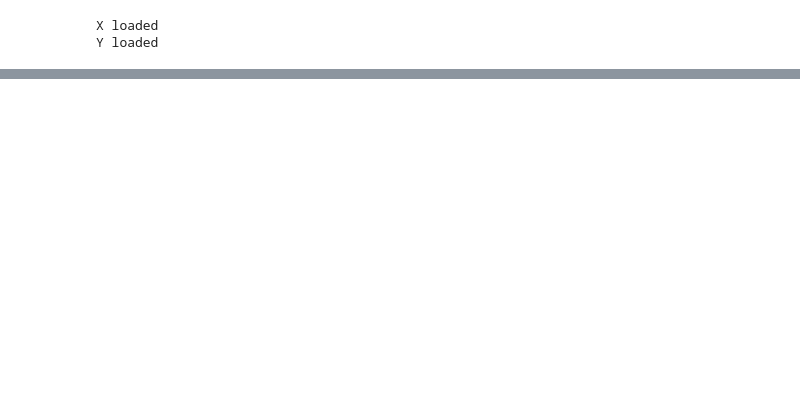
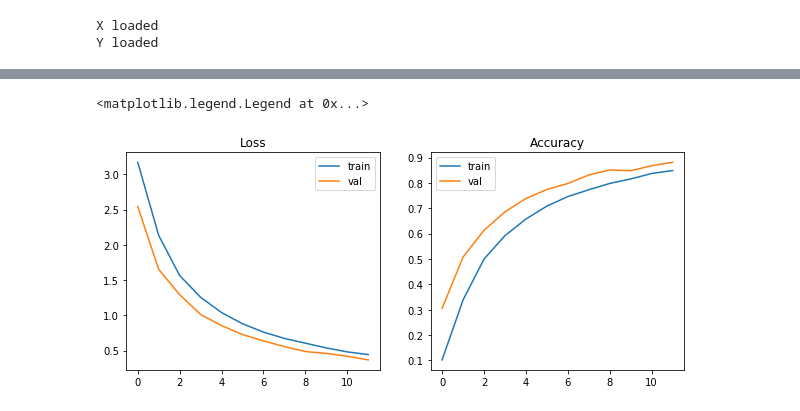
Before and after one commit to zokaaagajich/SignLanguage-ML, a Jupyter notebook: signLanguage-ML.ipynb, the cells around one changed output, grey strips where cells are left out. Drawn from its saved outputs; the diff is of its cells as text; code cells hidden in the pictures; blank space fills up the shorter version.

```diff
--- a/signLanguage-ML.ipynb
+++ b/signLanguage-ML.ipynb
@@ -122,0 +165,13 @@ print(y_test.shape)
+# %%
+# DOBAR MODEL ZA GRAYSCALE
+model = Sequential()
+model.add(Conv2D(16, (2,2), input_shape=(50,50,1), activation='relu'))
+model.add(MaxPooling2D(pool_size=(2, 2), strides=(2, 2), padding='same'))
+model.add(Conv2D(32, (3,3), activation='relu'))
+model.add(MaxPooling2D(pool_size=(3, 3), strides=(3, 3), padding='same'))
+model.add(Conv2D(64, (5,5), activation='relu'))
+model.add(MaxPooling2D(pool_size=(5, 5), strides=(5, 5), padding='same'))
+model.add(Flatten())
+model.add(Dense(128, activation='relu'))
+model.add(Dropout(0.2))
+model.add(Dense(numOfClasses, activation='softmax'))
@@ -122,0 +198,11 @@ print(y_test.shape)
+# %%
+model.compile(loss='categorical_crossentropy', optimizer=optimizers.Adam(learning_rate=0.001), metrics=['accuracy'])
+# %%
+batch_size = 128
+epochs = 12
+# %%
+history = model.fit(X_train, y_train,
+                    batch_size=batch_size,
+                    epochs=epochs,
+                    verbose=1,
+                    validation_split=0.2)
@@ -122,0 +227,17 @@ print(y_test.shape)
+# %%
+plt.figure(figsize=(10, 4))
+
+plt.subplot(1, 2, 1)
+plt.title('Loss')
+plt.plot(np.arange(0, epochs), history.history['loss'], label='train')
+plt.plot(np.arange(0, epochs), history.history['val_loss'], label='val')
+plt.legend(loc='best')
+
+plt.subplot(1, 2, 2)
+plt.title('Accuracy')
+plt.plot(np.arange(0, epochs), history.history['accuracy'], label='train')
+plt.plot(np.arange(0, epochs), history.history['val_accuracy'], label='val')
+plt.legend(loc='best')
+# %% [output]
+<matplotlib.legend.Legend at 0x...>
+[figure, added]
```
Also changed, not shown: parts of 23 cells of this notebook.
